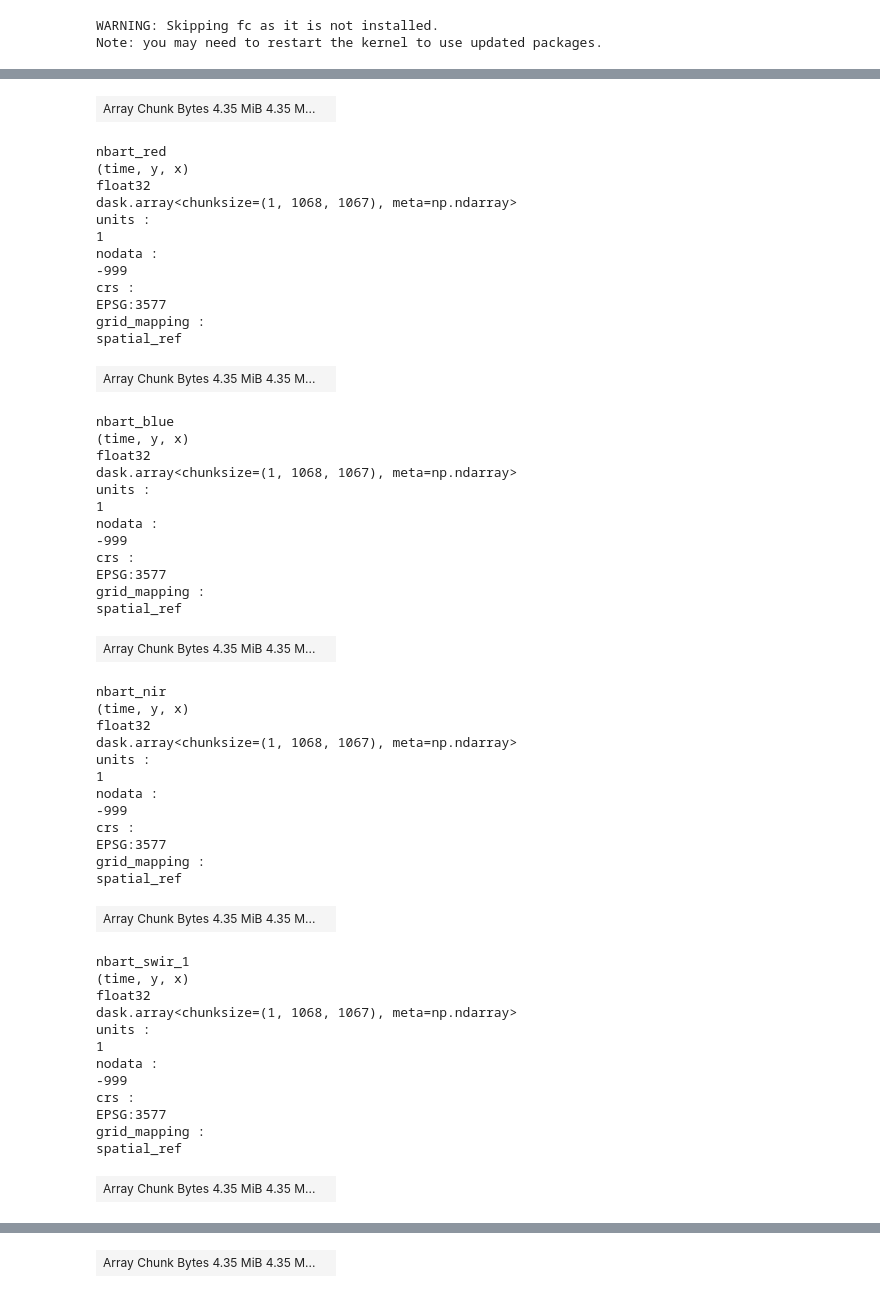
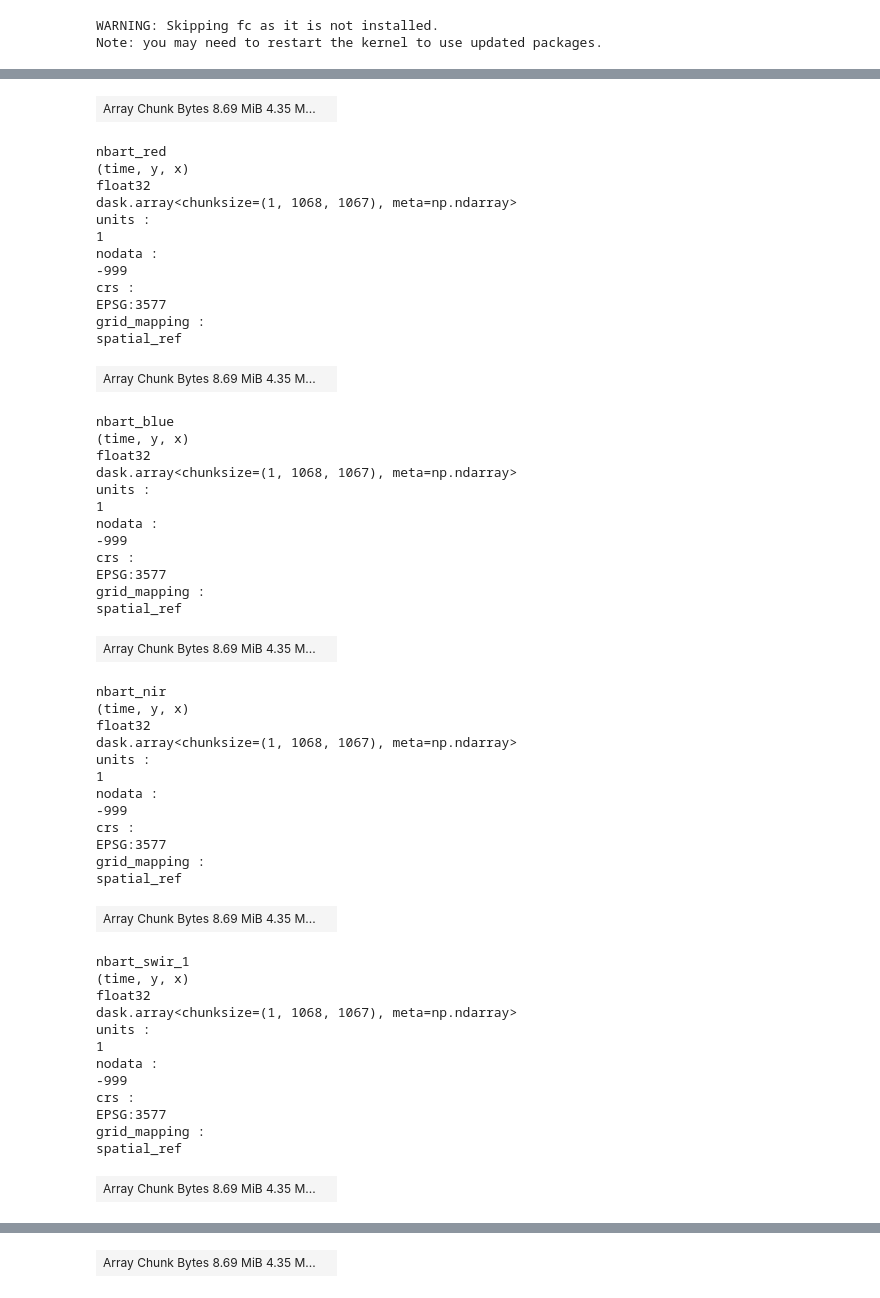
Before and after one commit to jennaguffogg/fc-sub-annual, a Jupyter notebook: notebooks/fc-landsat-exploration.ipynb, the cells around one changed output, grey strips where cells are left out. Drawn from its saved outputs; the diff is of its cells as text; code cells hidden in the pictures.

```diff
--- a/notebooks/fc-landsat-exploration.ipynb
+++ b/notebooks/fc-landsat-exploration.ipynb
@@ -189,11 +183,9 @@ BAND_MAPPING = (
 
 region_codes = ["x176y085"]
 
-time = ("2022-01-10", "2022-02-01")
+time = ("2022-01-01", "2022-02-01")
 
-resolution = (-30, 30)
-filters_id = "test"
-measurements = [
+ls_measurements = [
     "nbart_green",
     "nbart_red",
     "nbart_blue",
@@ -201,6 +193,15 @@ measurements = [
     "nbart_swir_1",
     "nbart_swir_2",
 ]
+
+s2_measurements = [
+    "nbart_green",
+    "nbart_red",
+    "nbart_blue",
+    "nbart_nir_1",
+    "nbart_swir_2",  # closest match to landsat swir1
+    "nbart_swir_3",  # closest match to landsat swir2
+]
 # dask_chunks = dict(x=1024, y=1024, time=1)
 # %%
 # open tiles and select
@@ -217,8 +218,6 @@ dc = datacube.Datacube(app="fc_ls_test")
 
 query = {
     "time": time,
-    "measurements": measurements,
-    "resolution": resolution,
     "geopolygon": geom,
     "dask_chunks": {},
     "group_by": "solar_day",
@@ -231,9 +230,11 @@ query = {
 #     name='Esri satellite'
 # )
 # %%
-ls_fc = load_ard(
+ls_ds = load_ard(
     dc=dc,
     products=["ga_ls8c_ard_3"],
+    measurements=ls_measurements,
+    resolution=(-30, 30),
     cloud_mask="fmask",
     mask_pixel_quality=True,
     mask_contiguity=True,
@@ -250,3 +271,3 @@ Returning 1 time steps as a dask array
 # %%
-ls_fc
+ls_ds
 # %% [output]
@@ -264,10 +285,10 @@ datetime64[ns]
 units :
 ... (42 lines left out)
 crs :
 EPSG:3577
 grid_mapping :
 spatial_ref
-| Array Chunk Bytes 4.35 MiB 4.35 M... |  |
+| Array Chunk Bytes 8.69 MiB 4.35 M... |  |
 nbart_red
 (time, y, x)
 float32
@@ -280,7 +301,7 @@ crs :
 EPSG:3577
 grid_mapping :
 spatial_ref
-| Array Chunk Bytes 4.35 MiB 4.35 M... |  |
+| Array Chunk Bytes 8.69 MiB 4.35 M... |  |
 nbart_blue
 (time, y, x)
 float32
@@ -293,7 +314,7 @@ crs :
 EPSG:3577
 grid_mapping :
 spatial_ref
-| Array Chunk Bytes 4.35 MiB 4.35 M... |  |
+| Array Chunk Bytes 8.69 MiB 4.35 M... |  |
 nbart_nir
 (time, y, x)
 float32
@@ -306,7 +327,7 @@ crs :
 EPSG:3577
 grid_mapping :
 spatial_ref
-| Array Chunk Bytes 4.35 MiB 4.35 M... |  |
+| Array Chunk Bytes 8.69 MiB 4.35 M... |  |
 nbart_swir_1
 (time, y, x)
 float32
@@ -319,7 +340,7 @@ crs :
 EPSG:3577
 grid_mapping :
 spatial_ref
-| Array Chunk Bytes 4.35 MiB 4.35 M... |  |
+| Array Chunk Bytes 8.69 MiB 4.35 M... |  |
 nbart_swir_2
 (time, y, x)
 float32
@@ -332,7 +353,7 @@ crs :
 EPSG:3577
 grid_mapping :
 spatial_ref
-| Array Chunk Bytes 4.35 MiB 4.35 M... |  |
+| Array Chunk Bytes 8.69 MiB 4.35 M... |  |
 Indexes: (3)
 time
 PandasIndex
```
Also changed, not shown: parts of 22 cells of this notebook.
